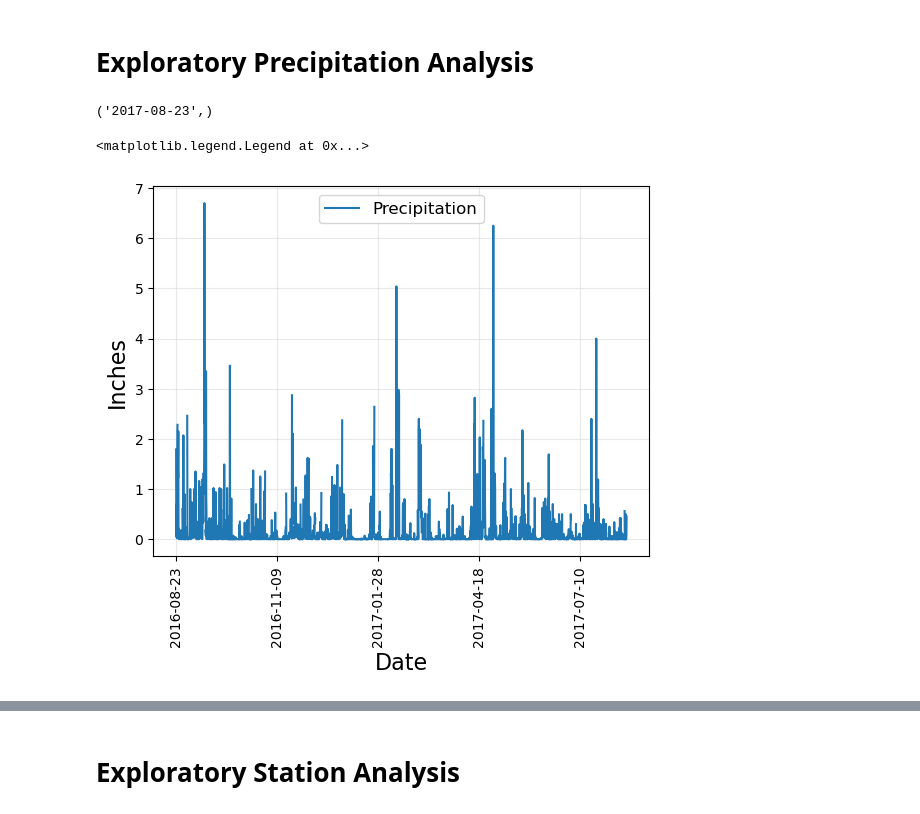
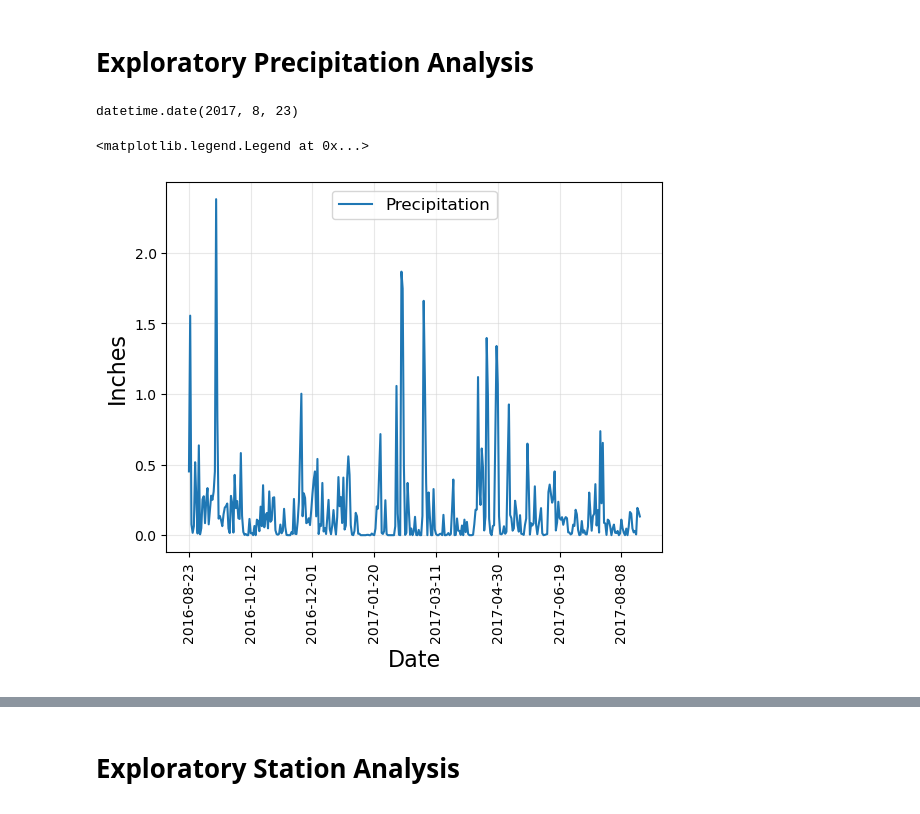
Before and after one commit to smruth17/sqlalchemy_challenge, a Jupyter notebook: SurfsUp/climate_starter.ipynb, the cells around one changed output, grey strips where cells are left out. Cells and saved outputs as stored; diff of their text form; code cells hidden in the pictures.

```diff
--- a/SurfsUp/climate_starter.ipynb
+++ b/SurfsUp/climate_starter.ipynb
@@ -38,39 +38,39 @@ session = Session(engine)
 # Exploratory Precipitation Analysis
 # %%
 # Find the most recent date in the data set.
-# query = "SELECT * FROM Measurement"
-# df = pd.read_sql(text(query), con=engine)
-# df.head()
-recent_date = session.query(func.max(Measurement.date)).first()
-recent_date
+most_recent_date_str = session.query(func.max(Measurement.date)).scalar()
+most_recent_date = dt.date.fromisoformat(most_recent_date_str)
+most_recent_date
 # %% [output]
-('2017-08-23',)
+datetime.date(2017, 8, 23)
 # %%
 # Design a query to retrieve the last 12 months of precipitation data and plot the results.
 # Starting from the most recent data point in the database.
 
 # Calculate the date one year from the last date in data set.
-last_date = dt.date(2017, 8, 23) - dt.timedelta(days=365)
+begin_date = dt.date(2017, 8, 23) - dt.timedelta(days=365)
 
 # Perform a query to retrieve the data and precipitation scores
-results = session.query(Measurement.date, Measurement.prcp).filter(Measurement.date >= last_date)
+results = session.query(Measurement.date, Measurement.prcp)\
+    .filter(Measurement.date >= begin_date)\
+    .group_by(Measurement.date)\
+    .all()
 
 # Save the query results as a Pandas DataFrame. Explicitly set the column names
 df = pd.DataFrame(results, columns=["Date", "Precipitation"])
 
 # Sort the dataframe by date
 df = df.sort_values("Date")
 # df.head()
-
 
 # Use Pandas Plotting with Matplotlib to plot the data
 df.plot(x = "Date", y = "Precipitation", rot=90)
 plt.xlabel("Date", fontsize=16)
 plt.ylabel("Inches", fontsize=16)
 plt.grid(color="lightgrey", alpha=0.5)
 
 # legend help from ChatGPT
 plt.legend(loc="upper center", fontsize=12)
 # %% [output]
 <matplotlib.legend.Legend at 0x...>
-[figure, old version]
+[figure, new version]
```
Also changed, not shown: parts of 6 cells of this notebook, 6 other files.
